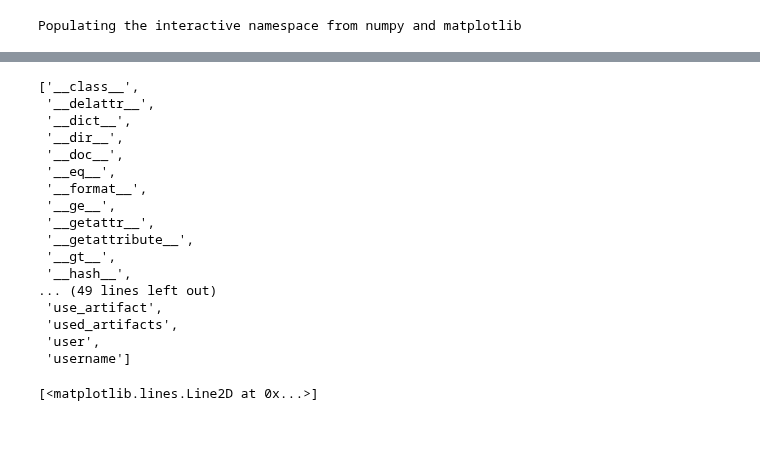
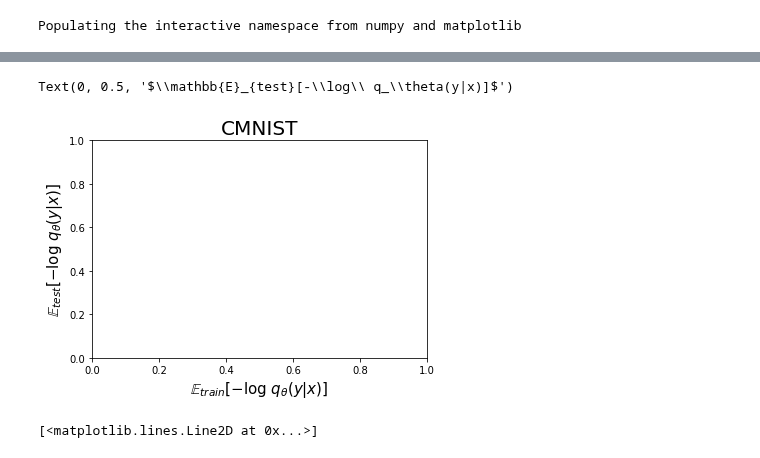
Before and after one commit to mfederici/JADE, a Jupyter notebook: results.ipynb, the cells around one changed output, grey strips where cells are left out. Drawn from its saved outputs; the diff is of its cells as text; code cells hidden in the pictures; blank space fills up the shorter version.

```diff
--- a/results.ipynb
+++ b/results.ipynb
@@ -238,23 +292,12 @@ ax.legend()
-# %%
-dir(run)
-# %% [output]
-['__class__',
- '__delattr__',
- '__dict__',
- '__dir__',
- '__doc__',
- '__eq__',
- '__format__',
- '__ge__',
- '__getattr__',
- '__getattribute__',
- '__gt__',
- '__hash__',
-... (49 lines left out)
- 'use_artifact',
- 'used_artifacts',
- 'user',
- 'username']
+# %%
+f, ax = plt.subplots(1,1)
+
+ax.set_title('CMNIST', size=20)
+ax.set_xlabel('$\\mathbb{E}_{train}[-\\log\\ q_\\theta(y|x)]$', size=15)
+ax.set_ylabel('$\\mathbb{E}_{test}[-\\log\\ q_\\theta(y|x)]$', size=15)
+# %% [output]
+Text(0, 0.5, '$\\mathbb{E}_{test}[-\\log\\ q_\\theta(y|x)]$')
+[figure, added]
 # %%
 def get_pareto(points, n=100):
     alpha = np.linspace(0,np.pi/2,n)
```
Also changed, not shown: parts of 4 cells of this notebook, 5 other files.
